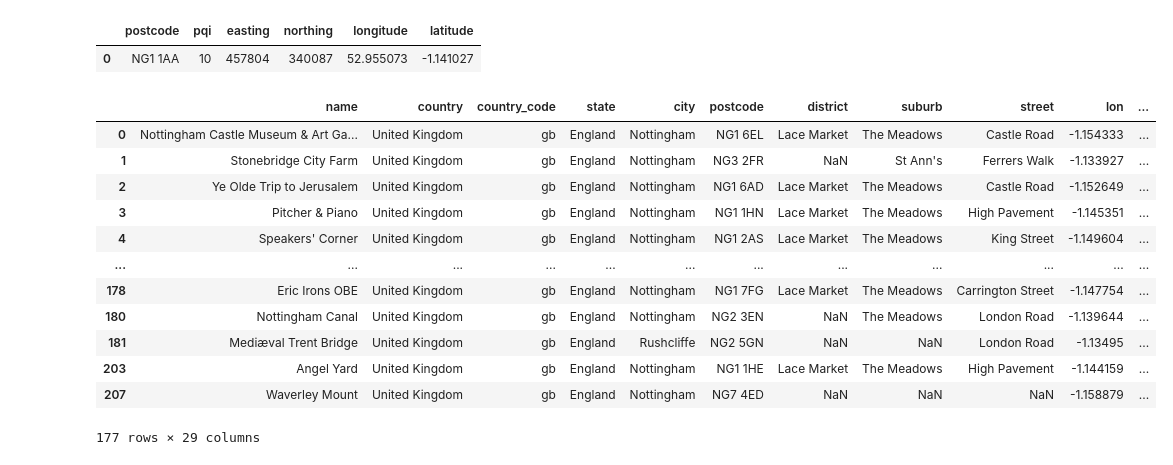
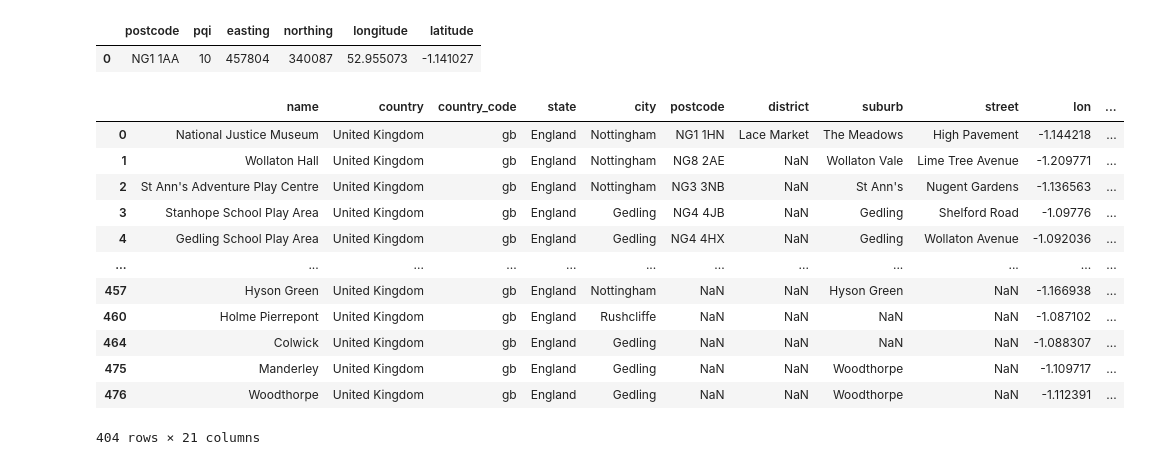
Before and after one commit to nweerasuriya/HolidayPlanner, a Jupyter notebook: workflows/geoapify_test.ipynb, the cells around one changed output. Drawn from its saved outputs; the diff is of its cells as text; code cells hidden in the pictures.

```diff
--- a/workflows/geoapify_test.ipynb
+++ b/workflows/geoapify_test.ipynb
@@ -33,31 +33,31 @@ post_df
 # %%
 importlib.reload(sys.modules['src.geoapify_api'])
 lat = post_df['latitude'].iloc[0]
 long = post_df['longitude'].iloc[0]
 request_params = {
     "apiKey": "493bbfea1f124b27906cf052aa330680",
-    "categories": "tourism",
+    "categories": "tourism, leisure, entertainment",
     "limit": "500",
 }
 filters = {
         "circle": f"{lat},{long},5000",
 }
 
 url = 'https://api.geoapify.com/v2/places?'
 
 df, res = geoapify_pipeline(url, request_params, filters)
 df
 # %% [output]
 |  | name | country | country_code | state | city | postcode | district | suburb | street | lon | ... |
-| 0 | Nottingham Castle Museum & Art Ga... | United Kingdom | gb | England | Nottingham | NG1 6EL | Lace Market | The Meadows | Castle Road | -1.154333 | ... |
-| 1 | Stonebridge City Farm | United Kingdom | gb | England | Nottingham | NG3 2FR | NaN | St Ann's | Ferrers Walk | -1.133927 | ... |
-| 2 | Ye Olde Trip to Jerusalem | United Kingdom | gb | England | Nottingham | NG1 6AD | Lace Market | The Meadows | Castle Road | -1.152649 | ... |
-| 3 | Pitcher & Piano | United Kingdom | gb | England | Nottingham | NG1 1HN | Lace Market | The Meadows | High Pavement | -1.145351 | ... |
-| 4 | Speakers' Corner | United Kingdom | gb | England | Nottingham | NG1 2AS | Lace Market | The Meadows | King Street | -1.149604 | ... |
+| 0 | National Justice Museum | United Kingdom | gb | England | Nottingham | NG1 1HN | Lace Market | The Meadows | High Pavement | -1.144218 | ... |
+| 1 | Wollaton Hall | United Kingdom | gb | England | Nottingham | NG8 2AE | NaN | Wollaton Vale | Lime Tree Avenue | -1.209771 | ... |
+| 2 | St Ann's Adventure Play Centre | United Kingdom | gb | England | Nottingham | NG3 3NB | NaN | St Ann's | Nugent Gardens | -1.136563 | ... |
+| 3 | Stanhope School Play Area | United Kingdom | gb | England | Gedling | NG4 4JB | NaN | Gedling | Shelford Road | -1.09776 | ... |
+| 4 | Gedling School Play Area | United Kingdom | gb | England | Gedling | NG4 4HX | NaN | Gedling | Wollaton Avenue | -1.092036 | ... |
 | ... | ... | ... | ... | ... | ... | ... | ... | ... | ... | ... | ... |
-| 178 | Eric Irons OBE | United Kingdom | gb | England | Nottingham | NG1 7FG | Lace Market | The Meadows | Carrington Street | -1.147754 | ... |
-| 180 | Nottingham Canal | United Kingdom | gb | England | Nottingham | NG2 3EN | NaN | The Meadows | London Road | -1.139644 | ... |
-| 181 | Mediæval Trent Bridge | United Kingdom | gb | England | Rushcliffe | NG2 5GN | NaN | NaN | London Road | -1.13495 | ... |
-| 203 | Angel Yard | United Kingdom | gb | England | Nottingham | NG1 1HE | Lace Market | The Meadows | High Pavement | -1.144159 | ... |
-| 207 | Waverley Mount | United Kingdom | gb | England | Nottingham | NG7 4ED | NaN | NaN | NaN | -1.158879 | ... |
+| 457 | Hyson Green | United Kingdom | gb | England | Nottingham | NaN | NaN | Hyson Green | NaN | -1.166938 | ... |
+| 460 | Holme Pierrepont | United Kingdom | gb | England | Rushcliffe | NaN | NaN | NaN | NaN | -1.087102 | ... |
+| 464 | Colwick | United Kingdom | gb | England | Gedling | NaN | NaN | NaN | NaN | -1.088307 | ... |
+| 475 | Manderley | United Kingdom | gb | England | Gedling | NaN | NaN | Woodthorpe | NaN | -1.109717 | ... |
+| 476 | Woodthorpe | United Kingdom | gb | England | Gedling | NaN | NaN | Woodthorpe | NaN | -1.112391 | ... |
-177 rows × 29 columns
+404 rows × 21 columns
```
Also changed, not shown: parts of 3 cells of this notebook, 1 other file.
